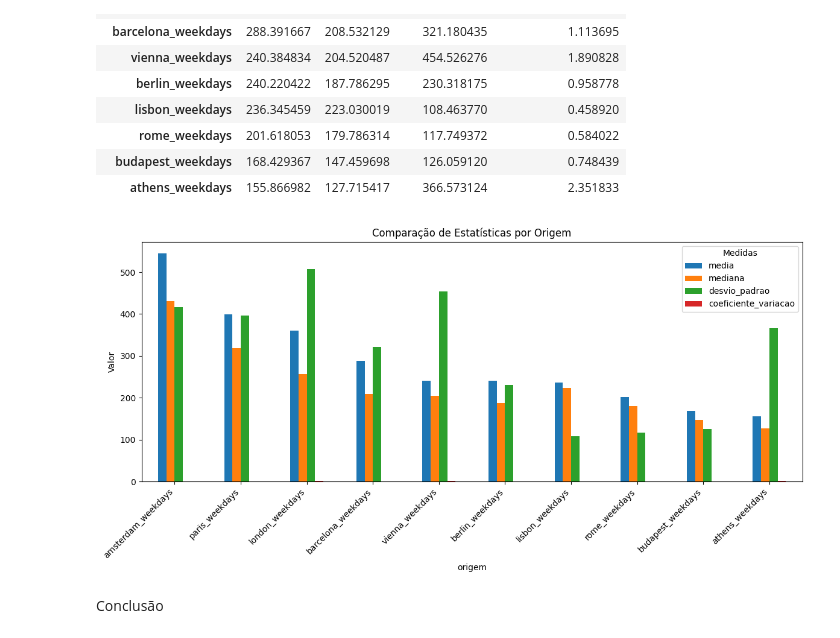
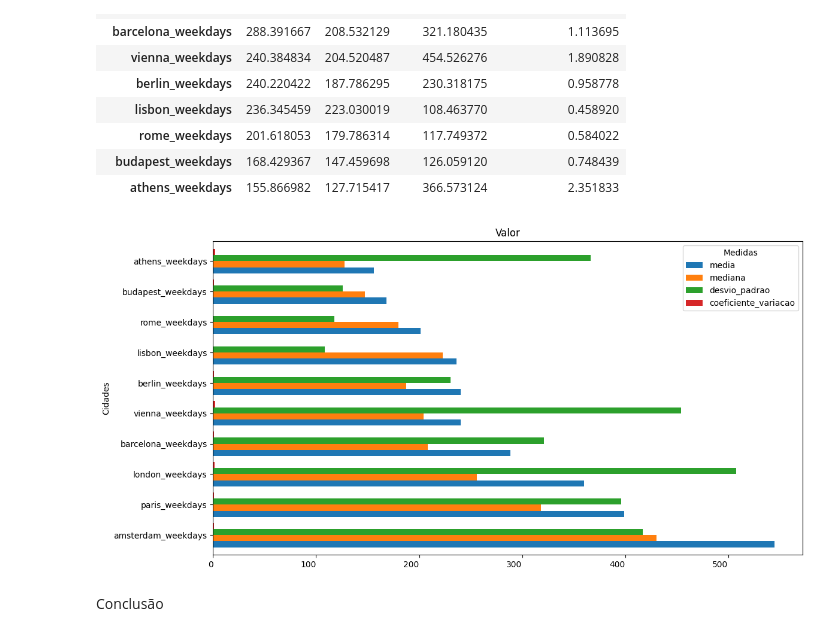
Before and after one commit to walleceoli/airbnb-europe-insights-, a Jupyter notebook: analise.ipynb, the cells around one changed output. Drawn from its saved outputs; the diff is of its cells as text; code cells hidden in the pictures.

```diff
--- a/analise.ipynb
+++ b/analise.ipynb
@@ -642,17 +628,17 @@ df_dias_uteis_estatisticas_descritivas
 | budapest_weekdays | 168.429367 | 147.459698 | 126.059120 | 0.748439 |
 | athens_weekdays | 155.866982 | 127.715417 | 366.573124 | 2.351833 |
 # %%
-ax = df_dias_uteis_estatisticas_descritivas.plot(kind="bar", figsize=(12, 6))
+ax = df_dias_uteis_estatisticas_descritivas.plot(kind="barh", figsize=(12, 6), width=0.8)
 
-ax.set_ylabel("Valor")
-ax.set_title("Comparação de Estatísticas por Origem")
-plt.xticks(rotation=45, ha="right")
+ax.set_ylabel("Cidades")
+ax.set_title("Valor")
+plt.xticks(ha="right")
 plt.legend(title="Medidas")
 
 plt.tight_layout()
 plt.show()
 # %% [output]
-[figure, old version]
+[figure, new version]
 # %% [markdown]
 Conclusão
 # %% [markdown]
```
Also changed, not shown: parts of 37 cells of this notebook, 1 other file.
